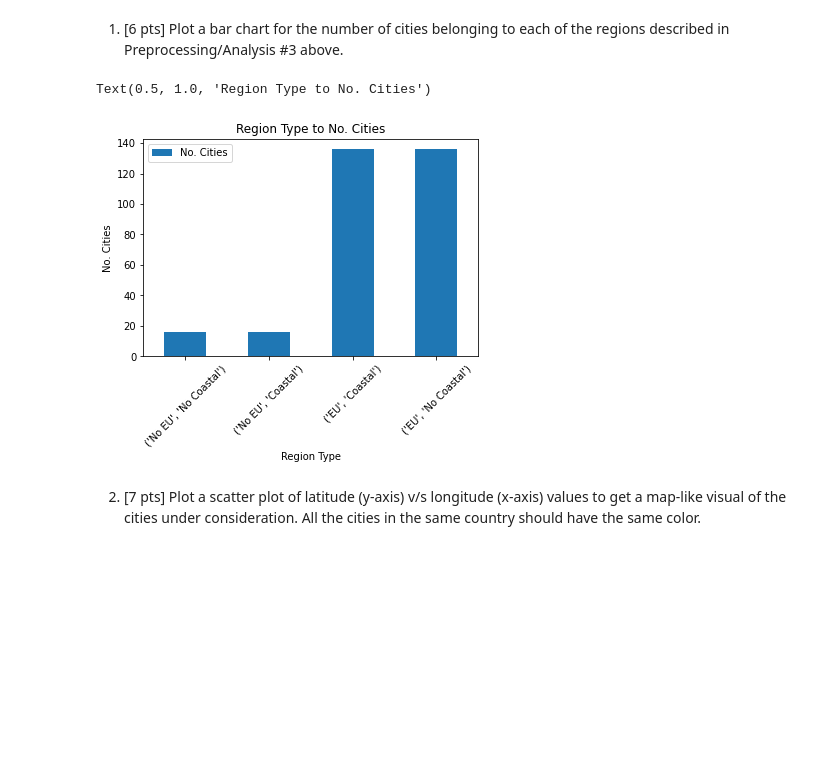
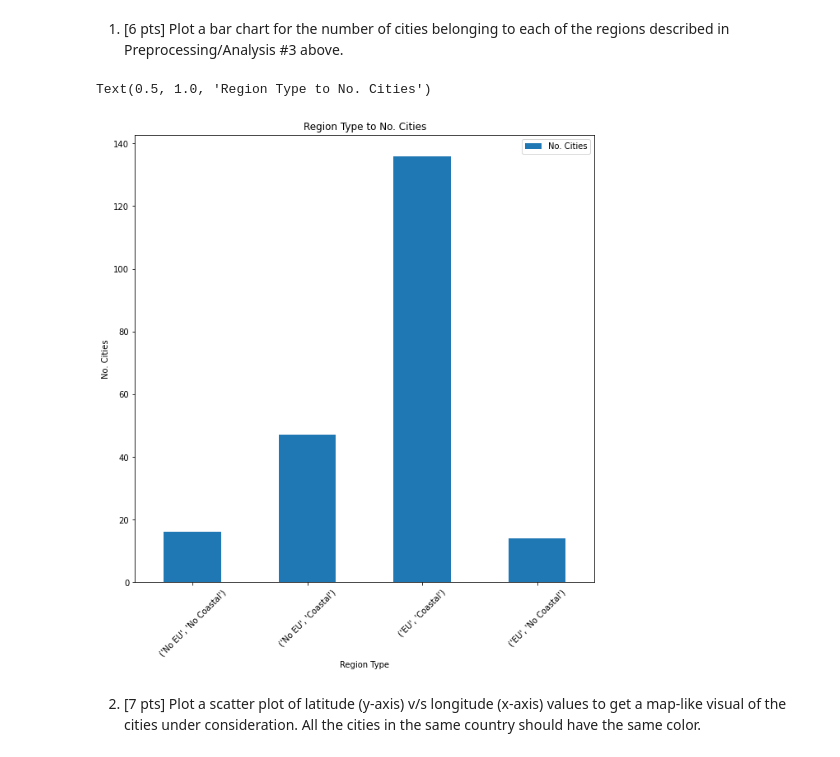
Before and after one commit to PinkmanusRex/CS210-HW3, a Jupyter notebook: eucities_temps.ipynb, the cells around one changed output. Cells and saved outputs as stored; diff of their text form; code cells hidden in the pictures; blank space fills up the shorter version.

```diff
--- a/eucities_temps.ipynb
+++ b/eucities_temps.ipynb
@@ -129,21 +129,22 @@ eu_temp_df
 # %%
 region_types_dict = {}
 for region in region_types:
-    eu_stat = "EU" if region[0]=="yes" else "No EU"
-    coast_stat = "Coastal" if region[1]=="yes" else "No Coastal"
+    eu_stat = "EU" if region[0].lower()=="yes" else "No EU"
+    coast_stat = "Coastal" if region[1].lower()=="yes" else "No Coastal"
     key = (eu_stat, coast_stat)
-    region_types_dict[key] = len(eu_temp_df[(eu_temp_df["EU"]==region[0]) & (eu_temp_df["coastline"]==region[0])])
+    no_cities = len(eu_temp_df[(eu_temp_df["EU"]==region[0]) & (eu_temp_df["coastline"]==region[1])])
+    region_types_dict[key] = no_cities
 # %%
 region_df = DataFrame(region_types_dict.items(), columns=["Region Type", "No. Cities"])
 # %%
-region_bar_axes = region_df.plot.bar(rot=45)
+region_bar_axes = region_df.plot.bar(rot=45, figsize=(10,10))
 region_bar_axes.set_xlabel("Region Type")
 region_bar_axes.set_xticklabels(region_df["Region Type"])
 region_bar_axes.set_ylabel("No. Cities")
 region_bar_axes.set_title("Region Type to No. Cities")
 # %% [output]
 Text(0.5, 1.0, 'Region Type to No. Cities')
-[figure, old version]
+[figure, new version]
 # %% [markdown]
 2. [7 pts] Plot a scatter plot of latitude (y-axis) v/s longitude (x-axis) values to get a map-like visual of the cities under consideration. All the cities in the same country should have the same color.
 # %%
```
Also changed, not shown: parts of 3 cells of this notebook, 1 other file.
